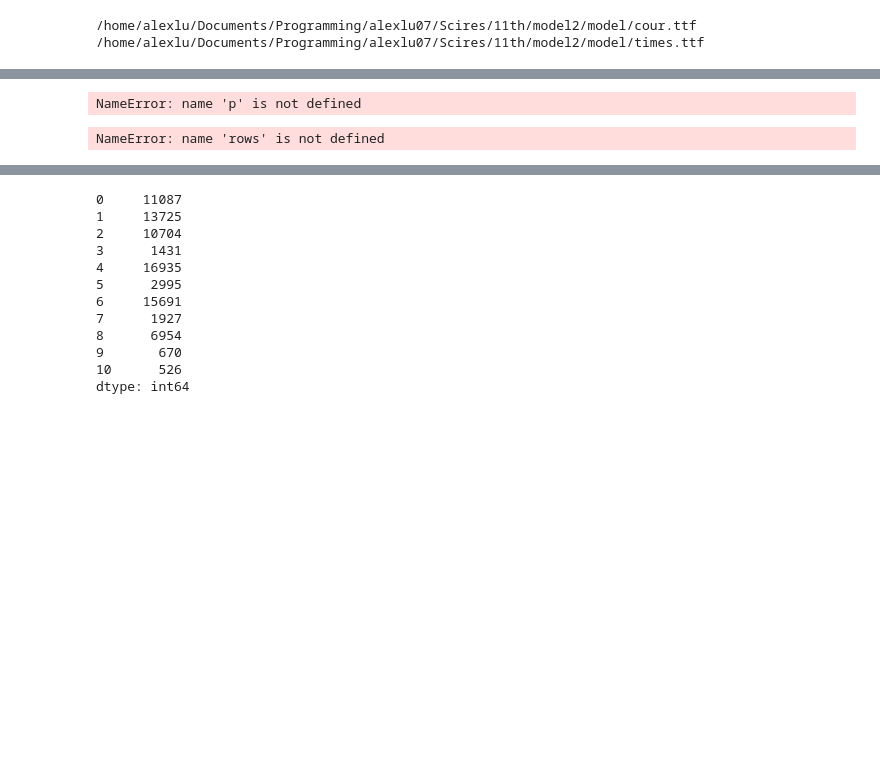
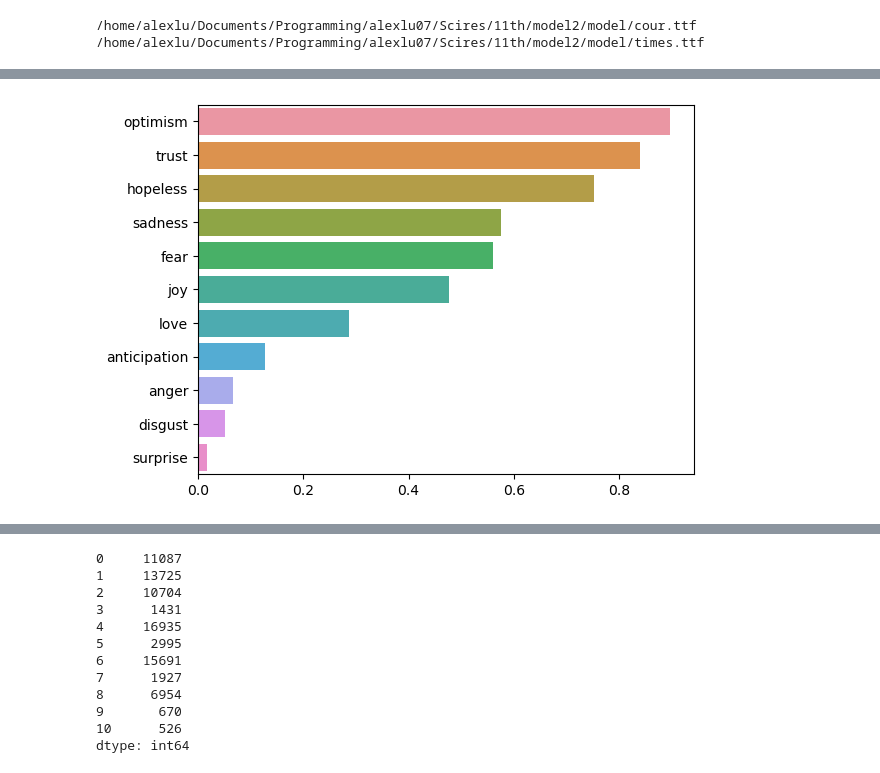
Before and after one commit to alexlu07/Context-Is-All-You-Need, a Jupyter notebook: model2/model/finetune.ipynb, the cells around one changed output, grey strips where cells are left out. Saved outputs shown, nothing was run; the diff lists cells and outputs as text; code cells hidden in the pictures; blank space fills up the shorter version.

```diff
--- a/model2/model/finetune.ipynb
+++ b/model2/model/finetune.ipynb
@@ -217,5 +236,0 @@ F1-Macro: 0.4232 F1-Micro: 0.4563 JS: 0.3407 Time: 00:20
-# %%
-label_names = ["anger", "anticipation", "disgust", "fear", "joy", "love", "optimism", "hopeless", "sadness", "surprise", "trust"]
-
-abc = np.concatenate((preds["y_true"], preds["y_pred"], preds["logits"]), axis=1)
-d = pd.DataFrame(abc, columns=[name+suffix for suffix in ["_True", "_Pred", "_Logits"] for name in label_names])
@@ -324,29 +347,37 @@ sns.set_theme(font="Times New Roman", style="dark")
+# %%
+dc = DataClass(hyperparams, [
+    [
+        "i just lost my job today. it's devastating",
+        "i just found a job today, i'm so happy",
+        "this is miserable. i feel like a failure.",
+        "i can't believe my good fortune!",
+        "specialmasktoken",
+    ], [
+        "I just got a promotion at work! I'm so excited and proud of myself!",
+        "Wow, that's fantastic news! Congratulations! 🎉",
+        "Thanks! It's been a long journey, but I finally feel recognized for my efforts.",
+        "I can imagine the hard work you've put in. Your dedication has paid off. How do you feel now?",
+        "specialmasktoken",
+    ], [
+        "i just lost everything that mattered to me. there's no point in life anymore",
+        "life is meaningless anyways",
+        "what should i do now? what can i even do now",
+        "it's hopeless. there's no point in doing anything. life is sad",
+        "specialmasktoken",
+    ], [
+        "i just lost everything that mattered to me. there's no point in life anymore",
+        "don't worry, i got you. look at all these good things!",
+        "oh wow, thanks! what should i do now?",
+        "just stay optimistic. don't give up",
+        "specialmasktoken",
+    ]], pred_mode=True, preprocessor=preprocessor)
+dl = DataLoader(dc, batch_size=100, shuffle=False)
+# %%
+logits = model.predict(next(iter(dl)), device)[2].cpu().detach().numpy()
+probs = 1/(1+np.exp(-logits))[3]
 # %%
-import seaborn as sns
-
-data = sorted(zip(p[:-1], label_names[:-1]), reverse=True)
-
+label_names = ["anger", "anticipation", "disgust", "fear", "joy", "love", "optimism", "hopeless", "sadness", "surprise", "trust"]
+data = sorted(zip(probs, label_names), reverse=True)
 g = sns.barplot(y=[d[1] for d in data], x=[d[0] for d in data], orient="h")
-# g.tick_params(axis="x", rotation=90)
 # %% [output]
-NameError: name 'p' is not defined
+[figure, added]
-# %%
-# label_names = ["admiration", "amusement", "anger", "annoyance", "approval", "caring", "confusion", "curiosity", "desire", "disappointment", "disapproval", "disgust", "embarrassment", "excitement", "fear", "gratitude", "grief", "joy", "love", "nervous", "optimism", "pride", "realization", "relief", "remorse", "sadness", "surprise", "neutral"]
-label_names = ["anger", "anticipation", "disgust", "fear", "joy", "love", "optimism", "hopeless", "sadness", "surprise", "trust"]
-
-i, row = next(rows)
-text = row["text"]
-probs = row.loc["0":"10"].values.astype(float)
-probs = 1/(1+np.exp(-probs))
-p = 1/(1+np.exp(-preds["logits"][x]))
-for i in text:
-    print(i)
-for i in range(11):
-    print(f"{probs[i]:.3f} {p[i]:.3f}", label_names[i])
-x += 1
-
-data = sorted(zip(p[:-1], label_names[:-1]), reverse=True)
-
-g = sns.barplot(y=[d[1] for d in data], x=[d[0] for d in data], orient="h")
-# %% [output]
-NameError: name 'rows' is not defined
```
Also changed, not shown: parts of 43 cells of this notebook, 3 other files.
